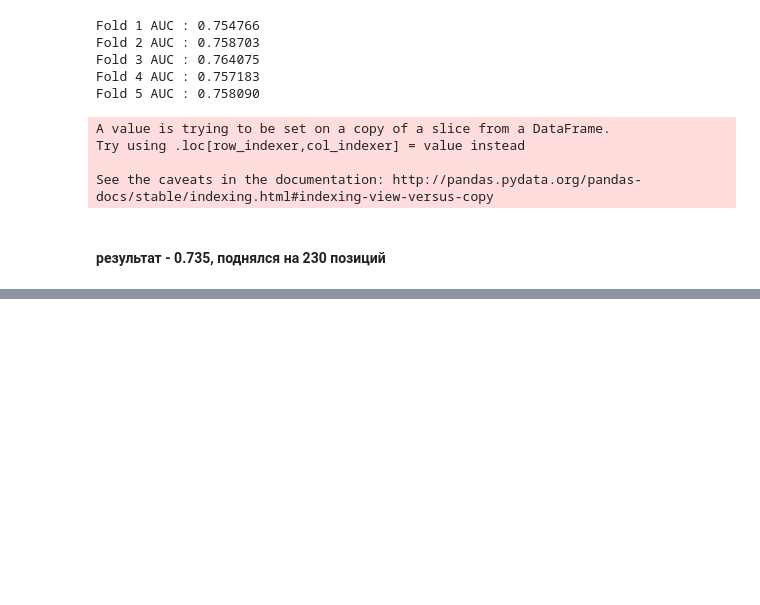
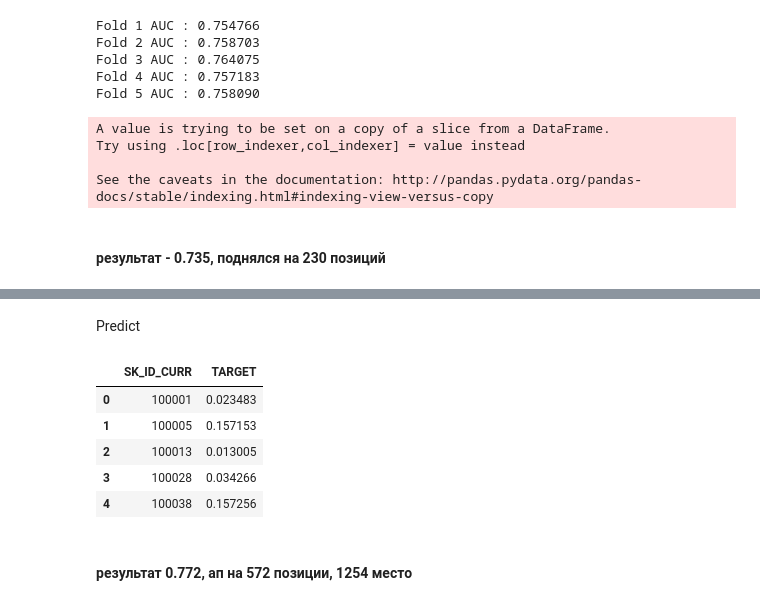
Before and after one commit to zalhonan/kaggle_Home_Credit_Default_Risk, a Jupyter notebook: home credit 1.ipynb, the cells around one changed output, grey strips where cells are left out. Cells and saved outputs as stored; diff of their text form; code cells hidden in the pictures; blank space fills up the shorter version.

```diff
--- a/home credit 1.ipynb
+++ b/home credit 1.ipynb
@@ -971,0 +1142,18 @@ See the caveats in the documentation: http://pandas.pydata.org/pandas-docs/stabl
+# %% [markdown]
+Predict
+# %%
+preds = model.predict(testX)
+sub_lgb = pd.DataFrame()
+sub_lgb['SK_ID_CURR'] = test_id
+sub_lgb['TARGET'] = preds
+sub_lgb.to_csv("lgb_baseline.csv", index=False)
+sub_lgb.head()
+# %% [output]
+|  | SK_ID_CURR | TARGET |
+| 0 | 100001 | 0.023483 |
+| 1 | 100005 | 0.157153 |
+| 2 | 100013 | 0.013005 |
+| 3 | 100028 | 0.034266 |
+| 4 | 100038 | 0.157256 |
+# %% [markdown]
+#### результат 0.772, ап на 572 позиции, 1254 место
```
Also changed, not shown: parts of 25 cells of this notebook, 1 other file.
